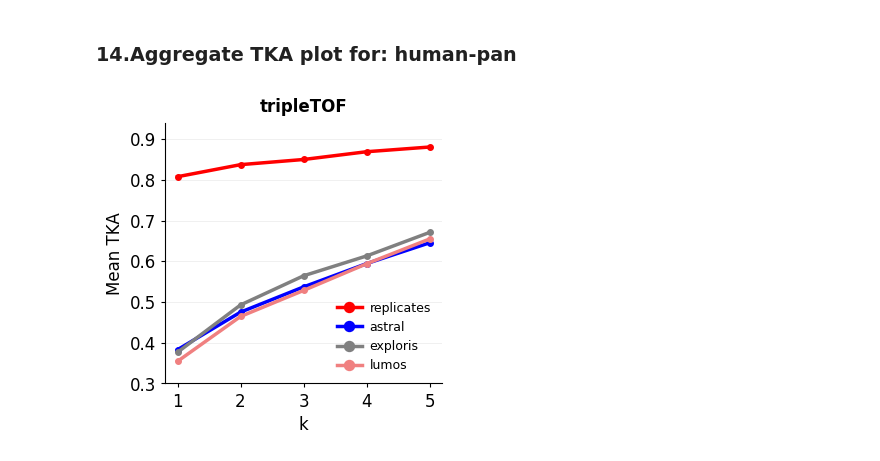
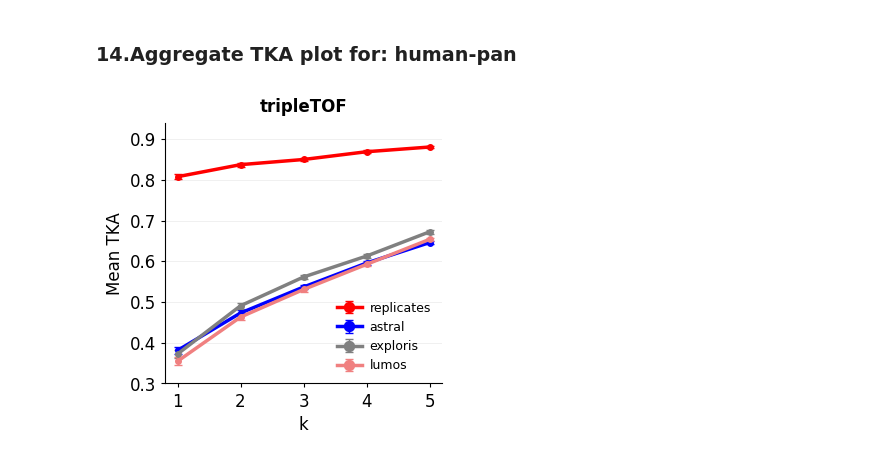
Before and after one commit to Noble-Lab/bromo-manuscript, a Jupyter notebook: ReproduceFigures/09-PlotFigure3/fig3_builder.ipynb, the cells around one changed output. Cells and saved outputs as stored; diff of their text form; code cells hidden in the pictures.

```diff
--- a/ReproduceFigures/09-PlotFigure3/fig3_builder.ipynb
+++ b/ReproduceFigures/09-PlotFigure3/fig3_builder.ipynb
@@ -561,13 +567,15 @@ curve_dicts_q1_lumos = eval_curve_list(
 # %%
 curve_dicts_q1_pan = eval_curve_list(
     dfs = None,
     topk=5, metric="q1", labels=['replicates','astral','exploris','lumos'],
     title = 'tripleTOF',
     save_path = './fig3c_panhumanvotherinstruments.pdf',
     curve_dicts = [curve_dicts_q1_pansameday[0][0],curve_dicts_q1_astralvcancer[0][0],curve_dicts_q1_cancervsexploris[0][0],curve_dicts_q1_cancervslumoshuman[0][0]],
     ttest_show = False,
     legend_loc = 'lower right',
     colors = ["red","blue","grey","lightcoral"],
-    ylim = (0.3,0.94))
+    ylim = (0.3,0.94),
+    error_bars = True,
+    band='sem')
 # %% [output]
-[figure, old version]
+[figure, new version]
```
Also changed, not shown: parts of 7 cells of this notebook, 23 other files.
